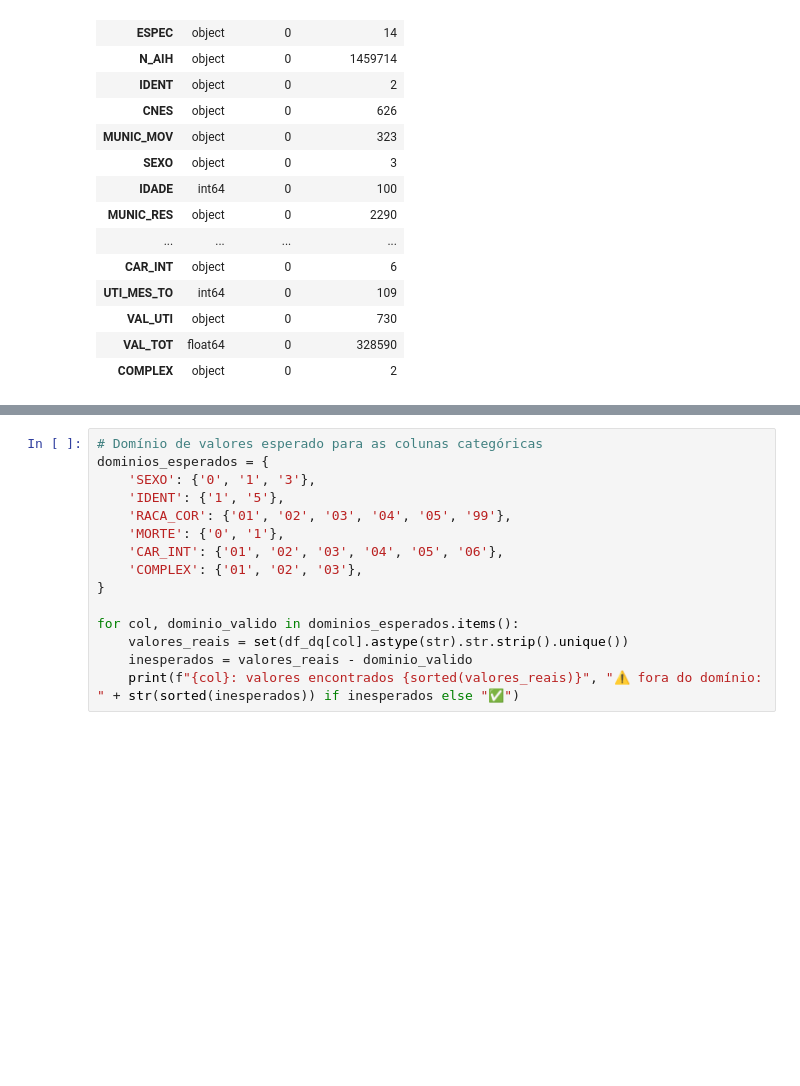
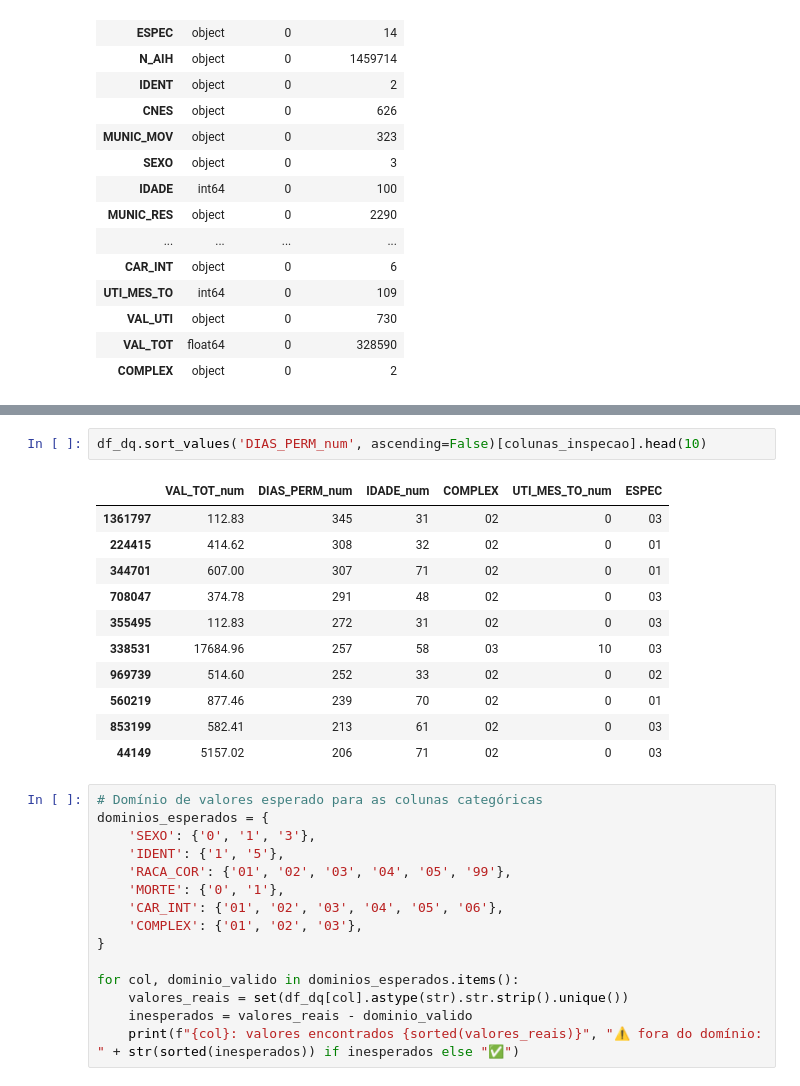
Before and after one commit to rm571222/dataholics-oracle-challenge, a Jupyter notebook: notebooks/01_data_exploration/nb1_data_exploration_pysus.ipynb, the cells around one changed output, grey strips where cells are left out. Saved outputs shown, nothing was run; the diff lists cells and outputs as text; blank space fills up the shorter version.

```diff
--- a/notebooks/01_data_exploration/nb1_data_exploration_pysus.ipynb
+++ b/notebooks/01_data_exploration/nb1_data_exploration_pysus.ipynb
@@ -238,3 +268,17 @@ resumo_selecionadas
+# %%
+df_dq.sort_values('DIAS_PERM_num', ascending=False)[colunas_inspecao].head(10)
+# %% [output]
+|  | VAL_TOT_num | DIAS_PERM_num | IDADE_num | COMPLEX | UTI_MES_TO_num | ESPEC |
+| 1361797 | 112.83 | 345 | 31 | 02 | 0 | 03 |
+| 224415 | 414.62 | 308 | 32 | 02 | 0 | 01 |
+| 344701 | 607.00 | 307 | 71 | 02 | 0 | 01 |
+| 708047 | 374.78 | 291 | 48 | 02 | 0 | 03 |
+| 355495 | 112.83 | 272 | 31 | 02 | 0 | 03 |
+| 338531 | 17684.96 | 257 | 58 | 03 | 10 | 03 |
+| 969739 | 514.60 | 252 | 33 | 02 | 0 | 02 |
+| 560219 | 877.46 | 239 | 70 | 02 | 0 | 01 |
+| 853199 | 582.41 | 213 | 61 | 02 | 0 | 03 |
+| 44149 | 5157.02 | 206 | 71 | 02 | 0 | 03 |
 # %%
 # Domínio de valores esperado para as colunas categóricas
 dominios_esperados = {
```
Also changed, not shown: parts of 17 cells of this notebook.
